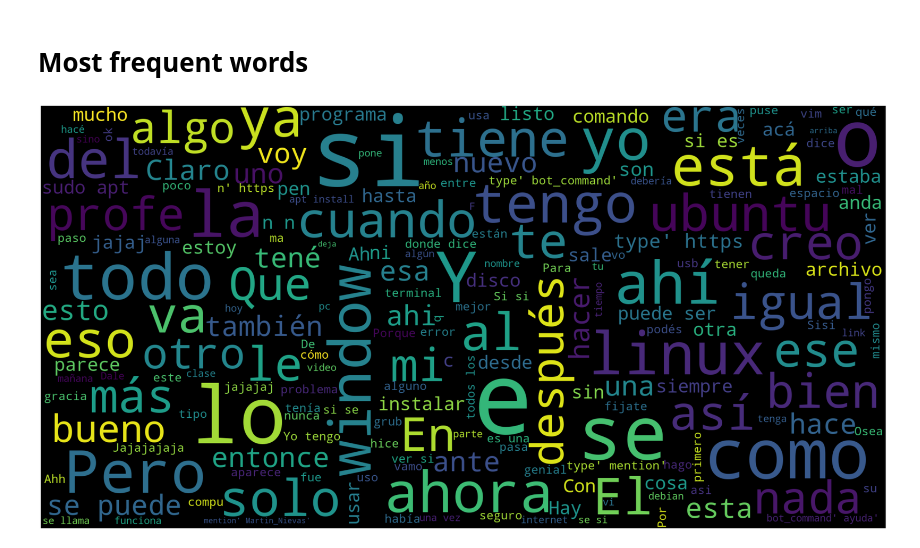
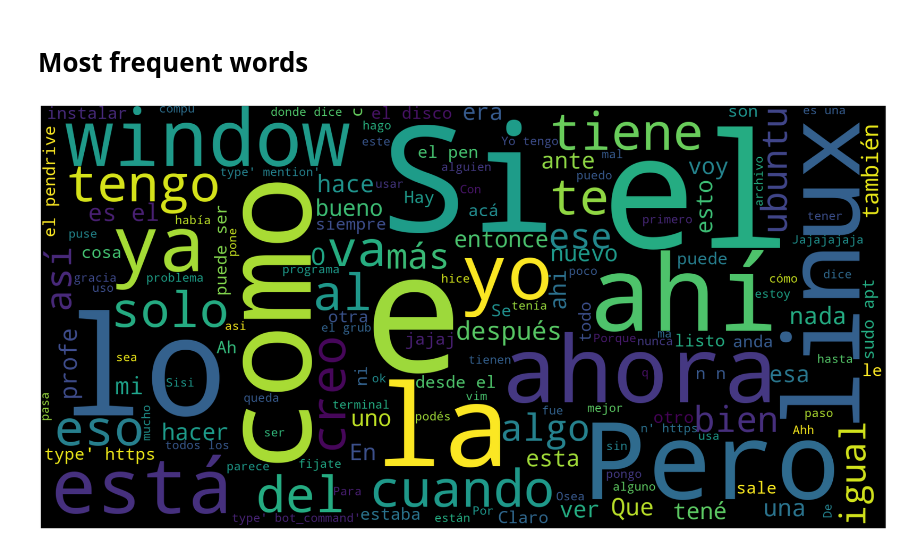
Before and after one commit to Juan-010/telegram-message-plotter, a Jupyter notebook: scrapper.ipynb, the cells around one changed output. Saved outputs shown, nothing was run; the diff lists cells and outputs as text; code cells hidden in the pictures.

```diff
--- a/scrapper.ipynb
+++ b/scrapper.ipynb
@@ -42,14 +42,12 @@ Index(['id', 'type', 'date', 'actor', 'actor_id', 'action', 'title', 'text',
 names = []
 messages = []
 date = []
+types = []
 for i in range(0,chat.shape[0]):
-    try:
-        if chat['from'][i] != None:
-            messages.append(chat['text'][i])
-            names.append(chat['from'][i])
-            date.append(chat['date'][i])
-    except:
-        pass
+    if chat['from'][i] != None:
+        messages.append(chat['text'][i])
+        names.append(chat['from'][i])
+        date.append(chat['date'][i])
 # %%
 print(len(names))
 print(len(messages))
@@ -122,30 +124,29 @@ plt.show()
 # %%
 
 file = open('data.txt', 'w')
 for msj in messages:
     file.write(str(msj)+" ")
 file.close()
 
-removal_list = ["jajaja", "jaja", "jajajaja","type","Jajaja", "Jaja", "Jajajaja", "linkl", "pero", "con",\
+removal_list = ["jajaja", "jaja", "jajajaja","type","Jajaja", "Jaja", "Jajajaja", "linkl", "pero", "con",
                 "y", "eso", "porque", "'link',", "{'type':","'text':","https",
-               "lo", "que", "un", "en", "para", "por", "la", "lo", "el", "de", "hay"]
-
+               "lo", "que", "un", "en", "para", "por", "la ", "la","le", "de", "hay", "si", "e", "o", "Y", "todo","se"]
 
 # Read the whole text.
 text = open('data.txt').read()
 text_split = text.split()
 
 final_list = [word for word in text_split if word not in removal_list]
 
 final_string = ' '.join(final_list)
 
 
 # lower max_font_size
-wordcloud = WordCloud(max_font_size=120,width=1000,height=500,scale=2).generate(final_string)
+wordcloud = WordCloud(max_font_size=200,width=1000,height=500,scale=2, max_words=150).generate(final_string)
 plt.figure(figsize=(40,20))
 plt.imshow(wordcloud, interpolation="bilinear")
 plt.axis("off")
 plt.savefig('words_install.png')
 plt.show()
 # %% [output]
-[figure, old version]
+[figure, new version]
```
Also changed, not shown: parts of 4 cells of this notebook, 3 other files.
